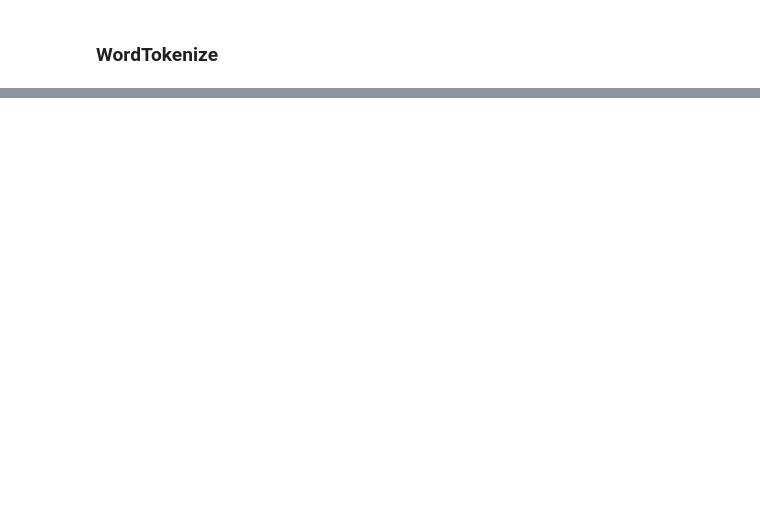
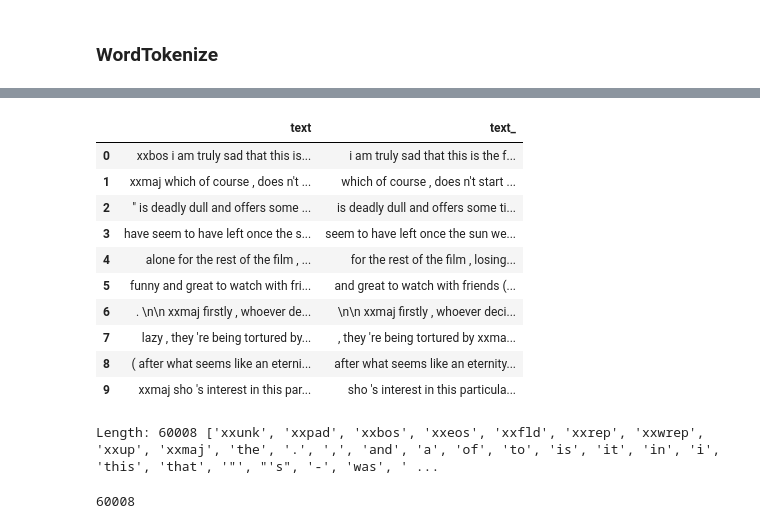
Before and after one commit to chTeut/gnn_project, a Jupyter notebook: FastAI/shell_cmd_transformer.ipynb, the cells around one changed output, grey strips where cells are left out. Drawn from its saved outputs; the diff is of its cells as text; code cells hidden in the pictures; blank space fills up the shorter version.

```diff
--- a/FastAI/shell_cmd_transformer.ipynb
+++ b/FastAI/shell_cmd_transformer.ipynb
@@ -433,3 +449,57 @@ dls.show_batch(max_n=10)
+# %%
+class MyTokenizer(Transform):
+    def setups(self, items):
+        self.tok = WordTokenizer()
+        #self.tok.setup(items)
+
+    def encodes(self, txts):
+        with open(txts, 'r') as file:
+            content = file.read()
+        flattened_list = [item for sublist in list(self.tok(content)) for item in sublist]
+        return flattened_list
+
+    def decodes(self, encoded):
+        decoded_values = TitledStr(''.join(encoded))
+        return  decoded_values
+
+class MyNumerizer(Transform):
+    def setups(self, items):
+        self.num = Numericalize()
+        self.num.setup(items)
+        self.vocab = self.num.vocab
+
+
+    def encodes(self, toks):
+        return self.num(toks)
+
+    def decodes(self, encoded):
+        return self.num.decode(encoded)
+
+limit = 100
+path = untar_data(URLs.IMDB)
+tfms = [[Tokenizer.from_folder(path), Numericalize]]
+files = get_text_files(path, folders = ['train', 'test'])
+#splits = GrandparentSplitter(valid_name='test')(files)
+dsets = Datasets(files[:limit], tfms)#, splits=splits)
+dls = dsets.dataloaders(dl_type=LMDataLoader, before_batch=pad_input)
+
+dls.show_batch(max_n=10)
+# %% [output]
+|  | text | text_ |
+| 0 | xxbos i am truly sad that this is... | i am truly sad that this is the f... |
+| 1 | xxmaj which of course , does n't ... | which of course , does n't start ... |
+| 2 | " is deadly dull and offers some ... | is deadly dull and offers some ti... |
+| 3 | have seem to have left once the s... | seem to have left once the sun we... |
+| 4 | alone for the rest of the film , ... | for the rest of the film , losing... |
+| 5 | funny and great to watch with fri... | and great to watch with friends (... |
+| 6 | . \n\n xxmaj firstly , whoever de... | \n\n xxmaj firstly , whoever deci... |
+| 7 | lazy , they 're being tortured by... | , they 're being tortured by xxma... |
+| 8 | ( after what seems like an eterni... | after what seems like an eternity... |
+| 9 | xxmaj sho 's interest in this par... | sho 's interest in this particula... |
+# %%
+print("Length:",len(dls.vocab),dls.vocab)
+# %% [output]
+Length: 60008 ['xxunk', 'xxpad', 'xxbos', 'xxeos', 'xxfld', 'xxrep', 'xxwrep', 'xxup', 'xxmaj', 'the', '.', ',', 'and', 'a', 'of', 'to', 'is', 'it', 'in', 'i', 'this', 'that', '"', "'s", '-', 'was', ' ...
 # %%
 from transformers import AutoConfig
 config = AutoConfig.from_pretrained('bert-base-uncased')
@@ -440,4 +511,8 @@ config.hidden_size = 132
 transformer = ShellTransformer(config)
+# %%
+config.vocab_size
+# %% [output]
+60008
 # %%
 model = transformer
 
```
Also changed, not shown: parts of 19 cells of this notebook, 2 other files.
